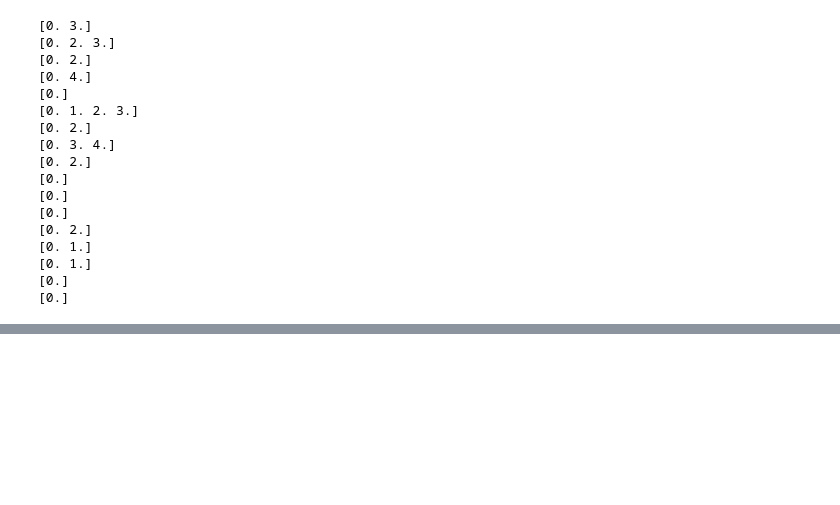
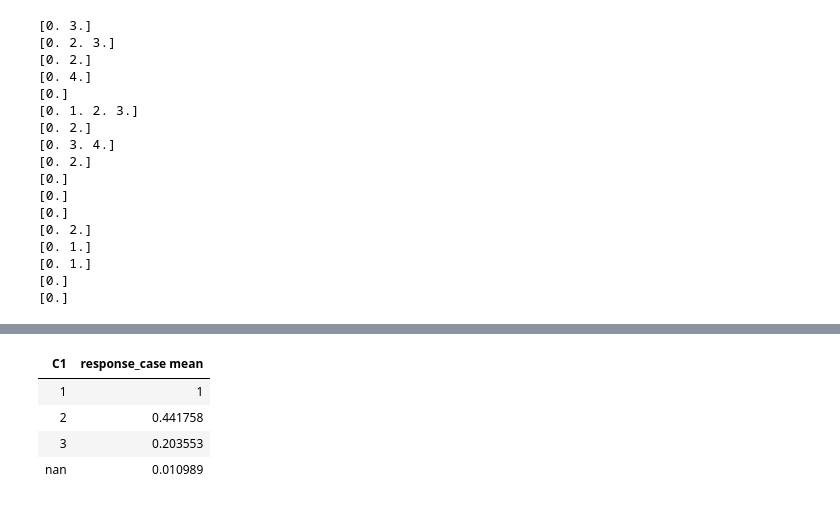
Before and after one commit to thomasundo2/covid-policy-analysis, a Jupyter notebook: gr_dec_analysis/gr_dec_analysis.ipynb, the cells around one changed output, grey strips where cells are left out. Saved outputs shown, nothing was run; the diff lists cells and outputs as text; code cells hidden in the pictures; blank space fills up the shorter version.

```diff
--- a/gr_dec_analysis/gr_dec_analysis.ipynb
+++ b/gr_dec_analysis/gr_dec_analysis.ipynb
@@ -276,0 +299,8 @@ H2
+# %%
+divide_policy(C1, "C1")
+# %% [output]
+| C1 | response_case mean |
+| 1 | 1 |
+| 2 | 0.441758 |
+| 3 | 0.203553 |
+| nan | 0.010989 |
```
Also changed, not shown: parts of 13 cells of this notebook.
